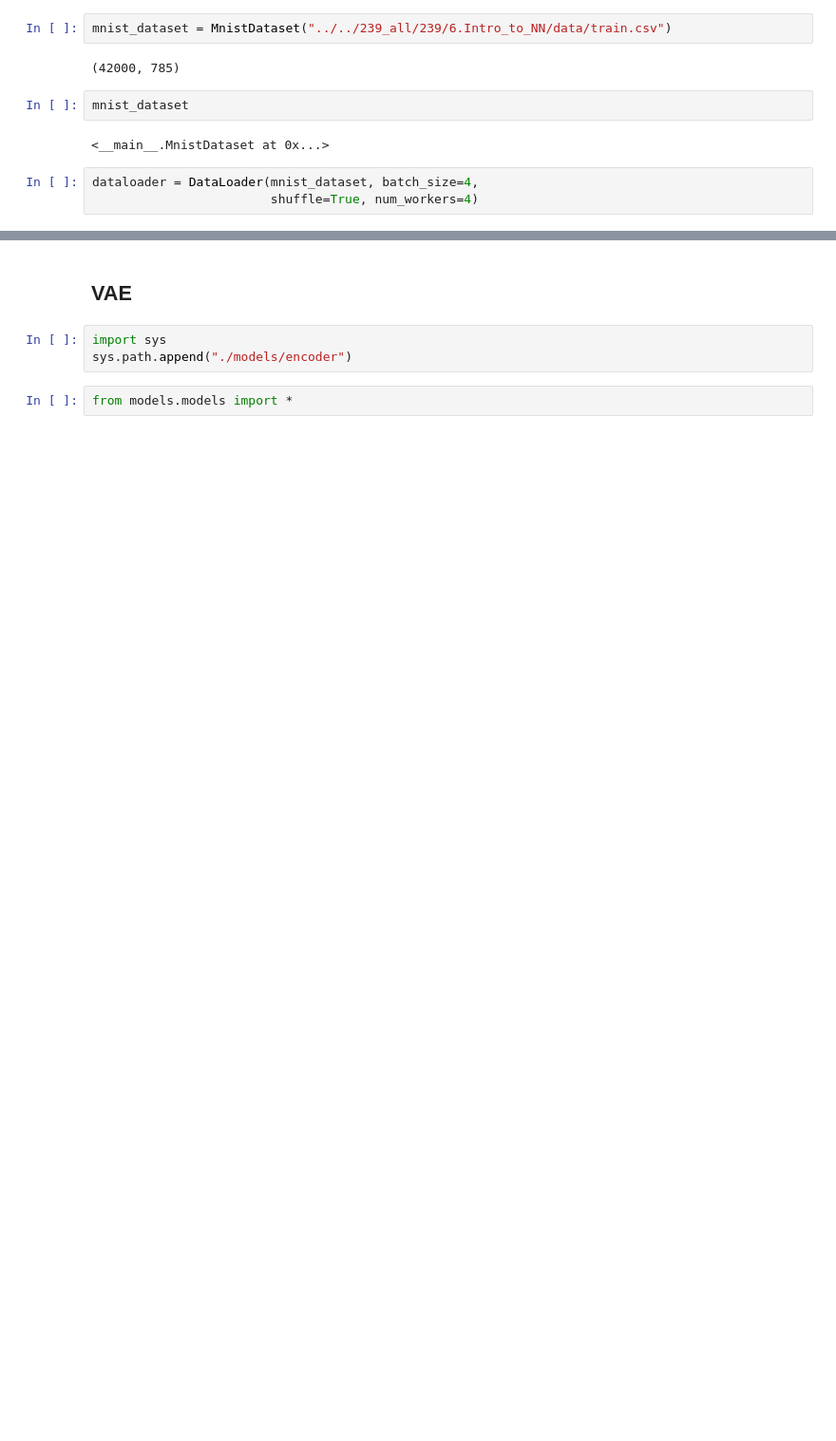
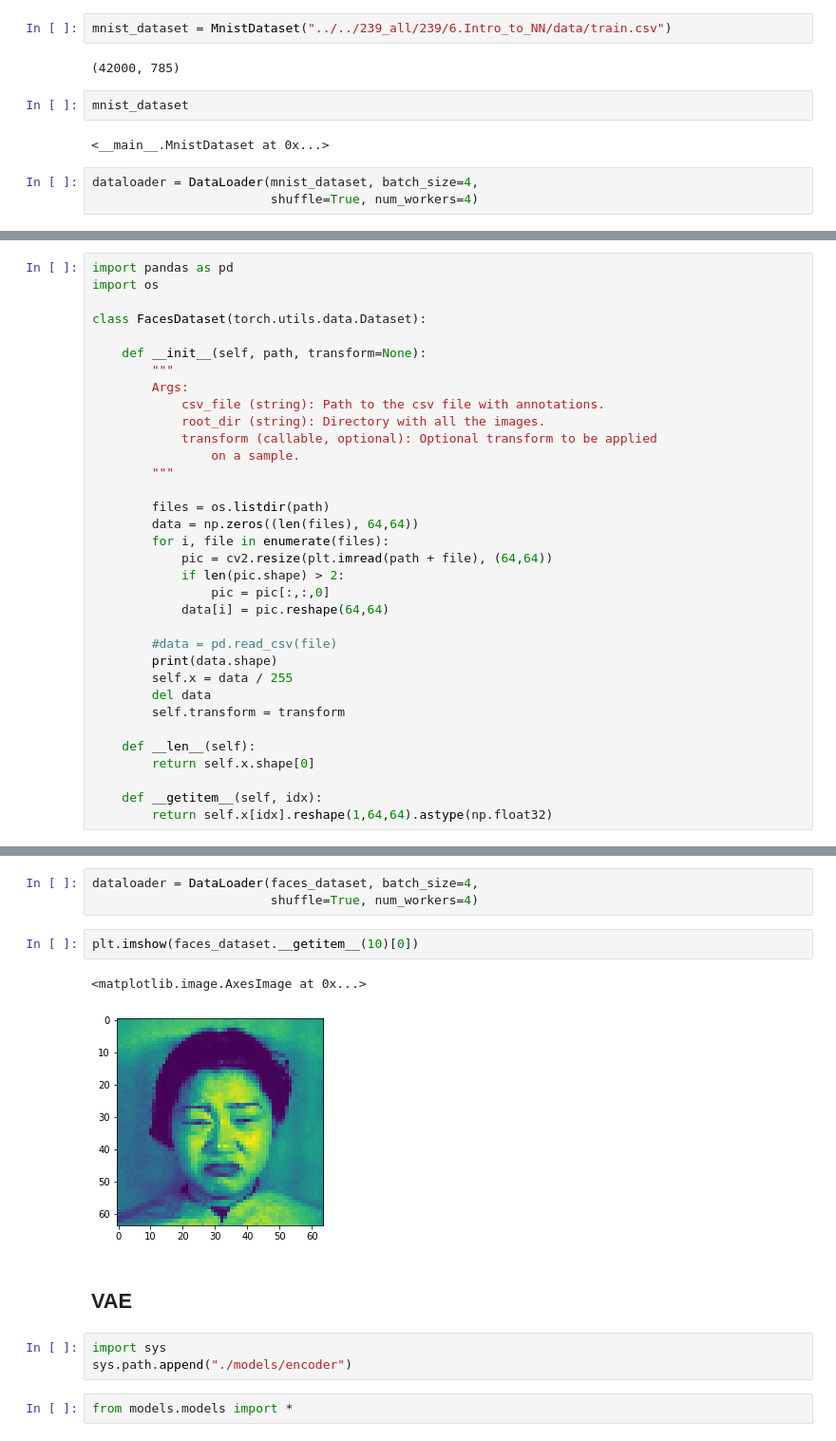
Before and after one commit to rykachevskiy/VAEtorch, a Jupyter notebook: VAE.ipynb, the cells around one changed output, grey strips where cells are left out. Shown: that part at 95% size. Cells and saved outputs as stored; diff of their text form; blank space fills up the shorter version.

```diff
--- a/VAE.ipynb
+++ b/VAE.ipynb
@@ -80,0 +67,34 @@ dataloader = DataLoader(mnist_dataset, batch_size=4,
+# %%
+import pandas as pd
+import os
+
+class FacesDataset(torch.utils.data.Dataset):
+
+    def __init__(self, path, transform=None):
+        """
+        Args:
+            csv_file (string): Path to the csv file with annotations.
+            root_dir (string): Directory with all the images.
+            transform (callable, optional): Optional transform to be applied
+                on a sample.
+        """
+
+        files = os.listdir(path)
+        data = np.zeros((len(files), 64,64))
+        for i, file in enumerate(files):
+            pic = cv2.resize(plt.imread(path + file), (64,64))
+            if len(pic.shape) > 2:
+                pic = pic[:,:,0]
+            data[i] = pic.reshape(64,64)
+
+        #data = pd.read_csv(file)
+        print(data.shape)
+        self.x = data / 255
+        del data
+        self.transform = transform
+
+    def __len__(self):
+        return self.x.shape[0]
+
+    def __getitem__(self, idx):
+        return self.x[idx].reshape(1,64,64).astype(np.float32)
@@ -81,3 +109,11 @@ dataloader = DataLoader(mnist_dataset, batch_size=4,
+# %%
+dataloader = DataLoader(faces_dataset, batch_size=4,
+                        shuffle=True, num_workers=4)
+# %%
+plt.imshow(faces_dataset.__getitem__(10)[0])
+# %% [output]
+<matplotlib.image.AxesImage at 0x...>
+[figure, added]
 # %% [markdown]
 ## VAE
 # %%
```
Also changed, not shown: parts of 30 cells of this notebook, 1 other file.
